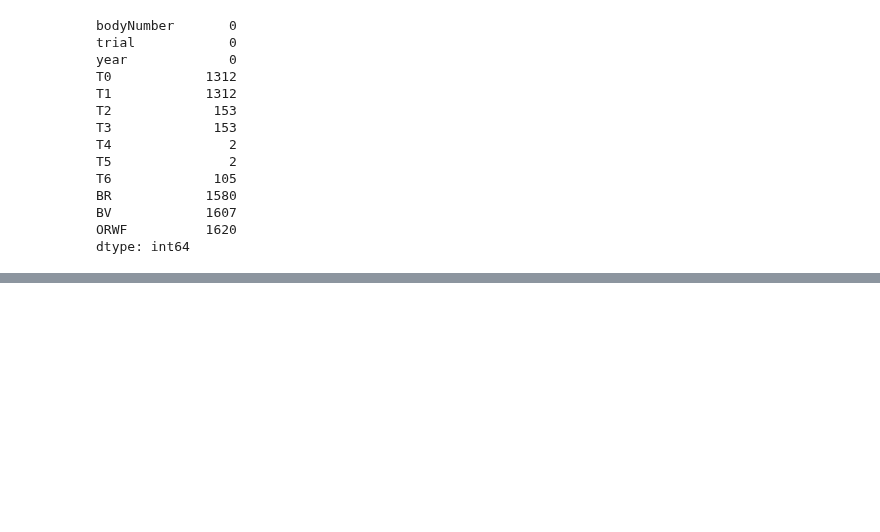
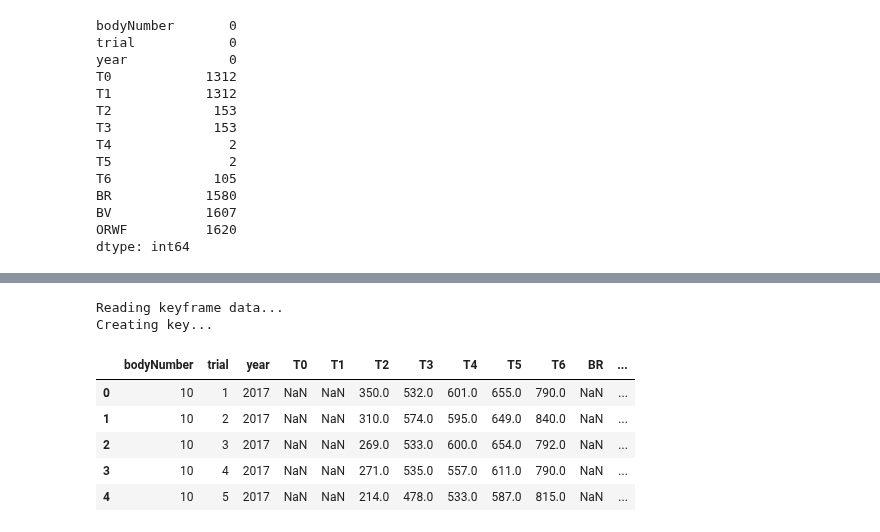
Before and after one commit to kcristinaa/Drag-flik-RAIS-Hackathon, a Jupyter notebook: read_keyframes_to_df.ipynb, the cells around one changed output, grey strips where cells are left out. Drawn from its saved outputs; the diff is of its cells as text; code cells hidden in the pictures; blank space fills up the shorter version.

```diff
--- a/read_keyframes_to_df.ipynb
+++ b/read_keyframes_to_df.ipynb
@@ -112,0 +138,17 @@ df.to_csv(os.path.join("data", "keyframes.csv"))
+# %%
+# keep only the columns without null values for segmentation
+print("Reading keyframe data...")
+df = pd.read_csv(os.path.join("data", "keyframes.csv"), index_col=[0])
+# df = df[['bodyNumber', 'trial', 'year', 'T4', 'T5']]
+print("Creating key...")
+df["key"] = df['year'].astype(str) + '_' + df['bodyNumber'].astype(str) + '_' + df['trial'].astype(str)
+df.head()
+# %% [output]
+Reading keyframe data...
+Creating key...
+|  | bodyNumber | trial | year | T0 | T1 | T2 | T3 | T4 | T5 | T6 | BR | ... |
+| 0 | 10 | 1 | 2017 | NaN | NaN | 350.0 | 532.0 | 601.0 | 655.0 | 790.0 | NaN | ... |
+| 1 | 10 | 2 | 2017 | NaN | NaN | 310.0 | 574.0 | 595.0 | 649.0 | 840.0 | NaN | ... |
+| 2 | 10 | 3 | 2017 | NaN | NaN | 269.0 | 533.0 | 600.0 | 654.0 | 792.0 | NaN | ... |
+| 3 | 10 | 4 | 2017 | NaN | NaN | 271.0 | 535.0 | 557.0 | 611.0 | 790.0 | NaN | ... |
+| 4 | 10 | 5 | 2017 | NaN | NaN | 214.0 | 478.0 | 533.0 | 587.0 | 815.0 | NaN | ... |
```
Also changed, not shown: parts of 11 cells of this notebook, 1 other file.
